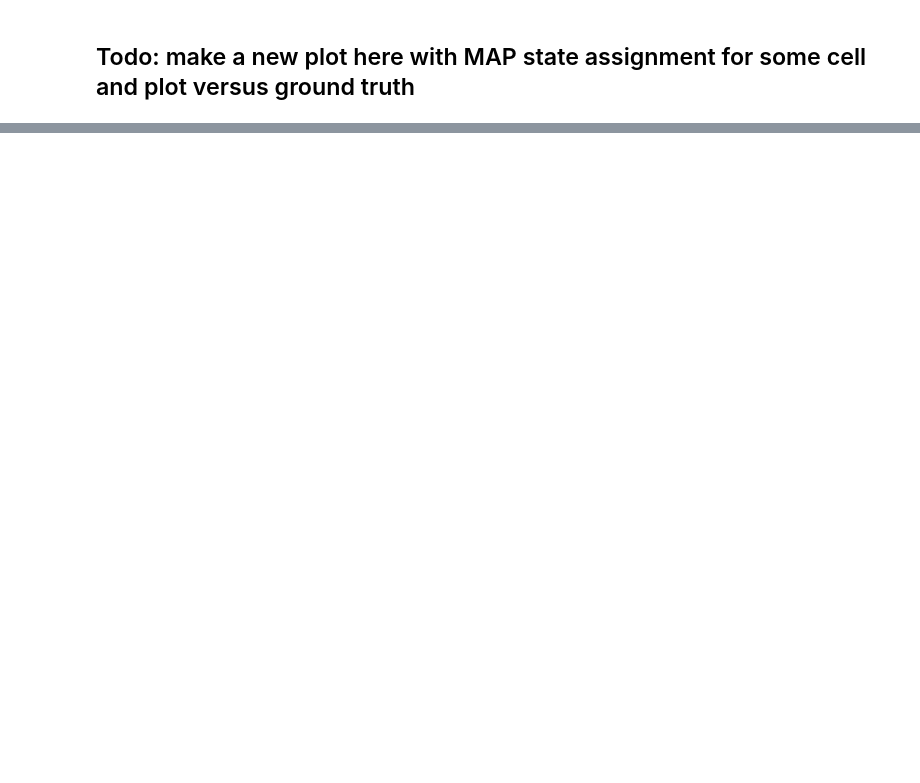
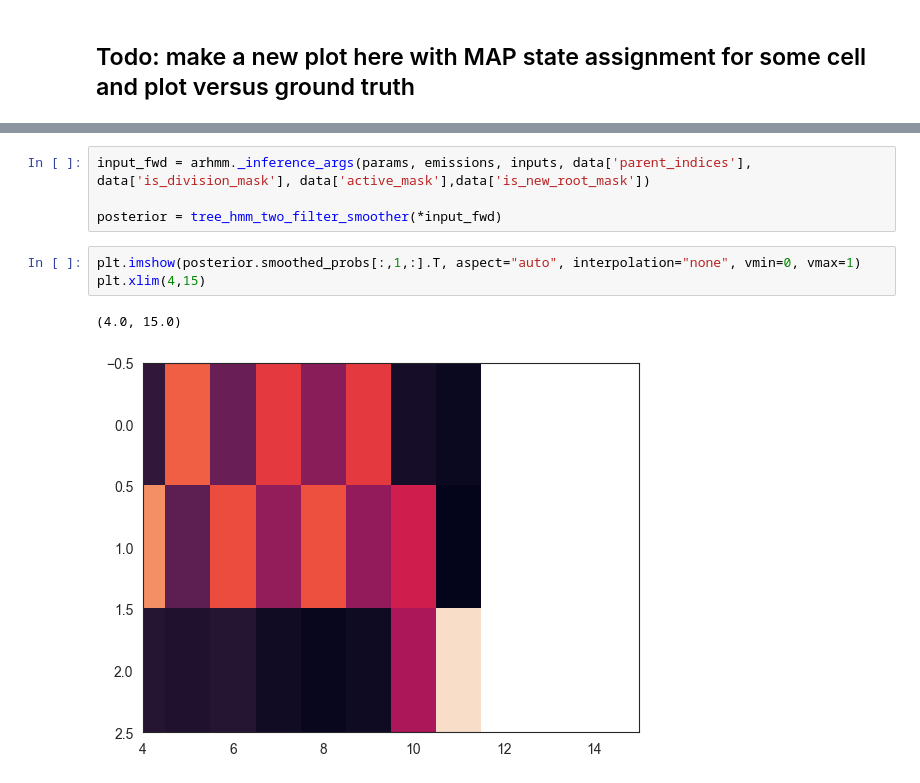
Before and after one commit to colecitrenbaum/treeHMM, a Jupyter notebook: tree_arhmm.ipynb, the cells around one changed output, grey strips where cells are left out. Saved outputs shown, nothing was run; the diff lists cells and outputs as text; blank space fills up the shorter version.

```diff
--- a/tree_arhmm.ipynb
+++ b/tree_arhmm.ipynb
@@ -420,0 +458,10 @@ Initial Distribution - Mean Abs Error: 0.0079
+# %%
+input_fwd = arhmm._inference_args(params, emissions, inputs, data['parent_indices'], data['is_division_mask'], data['active_mask'],data['is_new_root_mask'])
+
+posterior = tree_hmm_two_filter_smoother(*input_fwd)
+# %%
+plt.imshow(posterior.smoothed_probs[:,1,:].T, aspect="auto", interpolation="none", vmin=0, vmax=1)
+plt.xlim(4,15)
+# %% [output]
+(4.0, 15.0)
+[figure, added]
```
Also changed, not shown: parts of 13 cells of this notebook, 2 other files.
